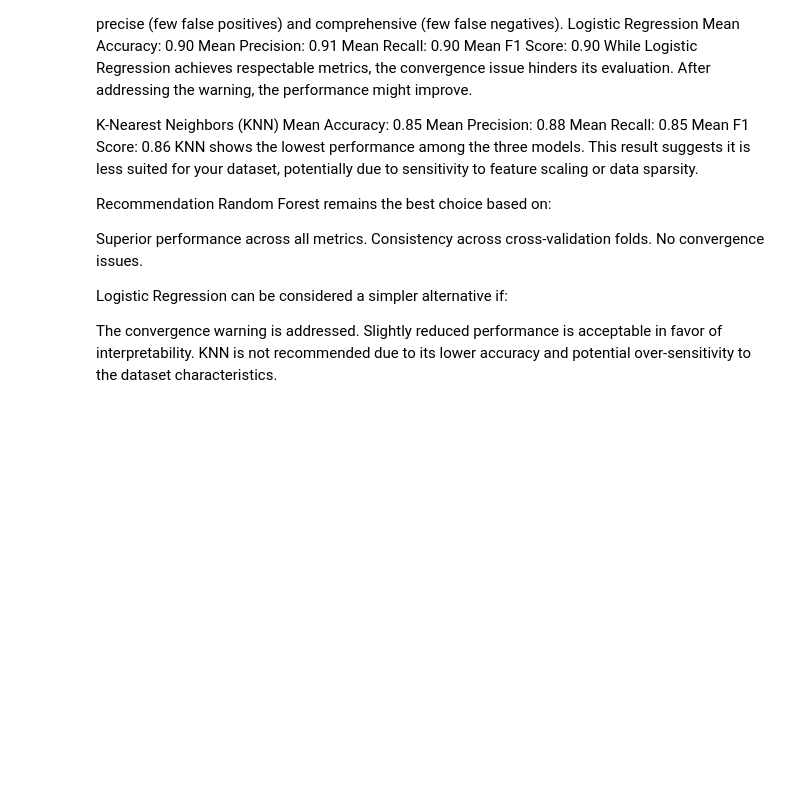
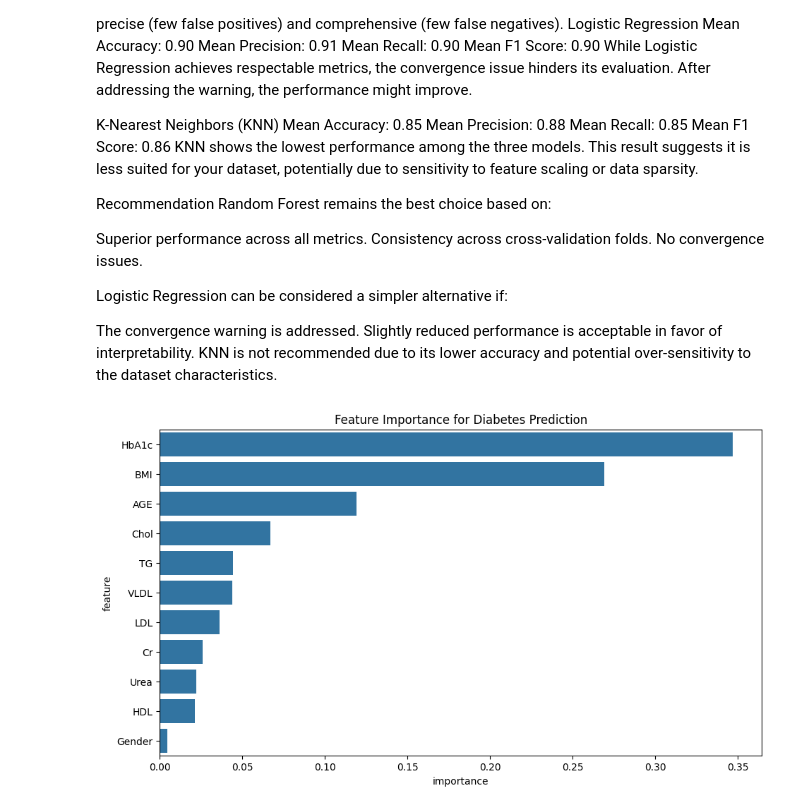
Before and after one commit to epoiten/MLClassRedi, a Jupyter notebook: diabetes.ipynb, the cells around one changed output. Saved outputs shown, nothing was run; the diff lists cells and outputs as text; code cells hidden in the pictures; blank space fills up the shorter version.

```diff
--- a/diabetes.ipynb
+++ b/diabetes.ipynb
@@ -107,4 +108,4 @@ array(['F', 'M'], dtype=object)
 ### Drop unnecessary columns
 # %%
 # Drop 'ID' and 'No_Pation' columns as they are not needed for the model
-data = df.drop(columns=['ID', 'No_Pation'])
+df = df.drop(columns=['ID', 'No_Pation'])
@@ -115,8 +125,11 @@ from sklearn.preprocessing import LabelEncoder
 
 # Encode categorical features
 le_gender = LabelEncoder()
-data['Gender'] = le_gender.fit_transform(data['Gender'])
+df['Gender'] = le_gender.fit_transform(df['Gender'])
 
 # Encode target column 'CLASS'
 le_class = LabelEncoder()
-data['CLASS'] = le_class.fit_transform(data['CLASS'])
+df['CLASS'] = le_class.fit_transform(df['CLASS'])
+
+# Display the cleaned and encoded dataset
+df.head()
@@ -151,10 +171,10 @@ dtype: int64
 ### Split data into features and target variable
 # %%
 # Split data into features (X) and target (y)
-X = data.drop(columns=['CLASS'])
+X = df.drop(columns=['CLASS'])
 
 # Target variable
-y = data['CLASS']
+y = df['CLASS']
 # %% [markdown]
 ### Split dataset into training and testing sets
 # %%
@@ -547,3 +563,19 @@ Logistic Regression can be considered a simpler alternative if:
 The convergence warning is addressed.
 Slightly reduced performance is acceptable in favor of interpretability.
 KNN is not recommended due to its lower accuracy and potential over-sensitivity to the dataset characteristics.
+# %%
+from sklearn.ensemble import RandomForestClassifier
+from sklearn.model_selection import train_test_split
+
+rf = RandomForestClassifier(n_estimators=100, random_state=42)
+rf.fit(X_train, y_train)
+
+feature_importance = pd.DataFrame({'feature': X.columns, 'importance': rf.feature_importances_})
+feature_importance = feature_importance.sort_values('importance', ascending=False)
+
+plt.figure(figsize=(11, 6))
+sns.barplot(x='importance', y='feature', data=feature_importance)
+plt.title('Feature Importance for Diabetes Prediction')
+plt.show()
+# %% [output]
+[figure, added]
```
Also changed, not shown: parts of 23 cells of this notebook, 5 other files.
